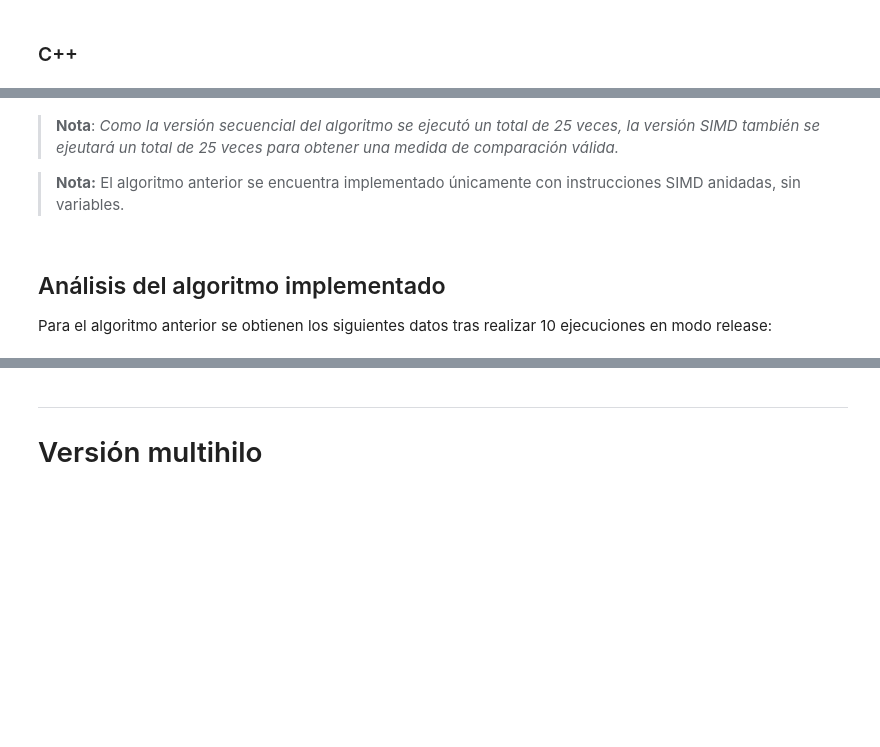
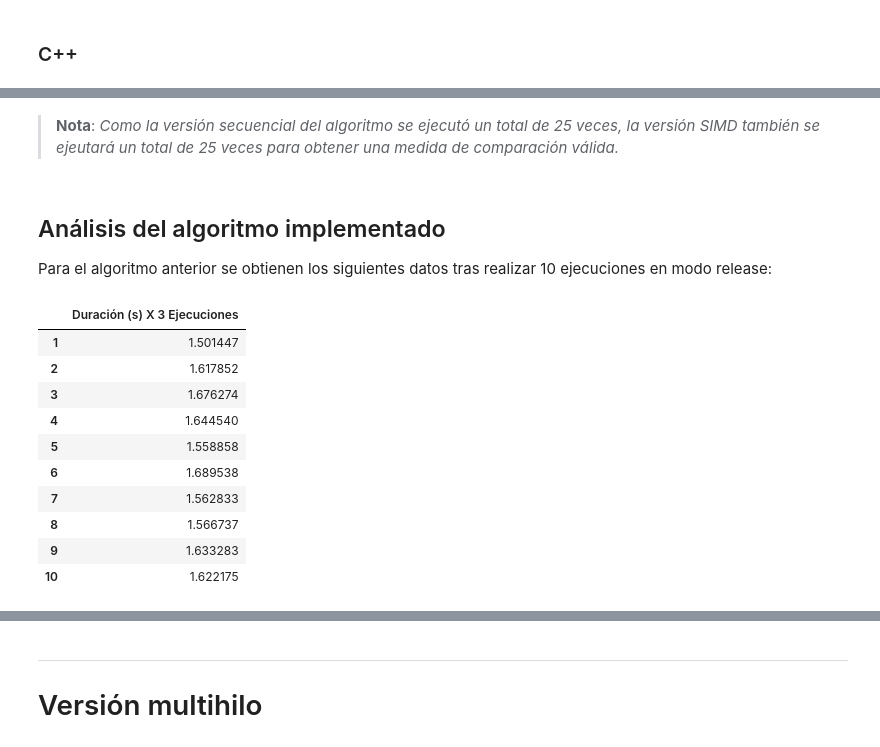
Before and after one commit to thewilly/GIISOF01-2-002-Arquitectura-Computadores, a Jupyter notebook: notebooks/2018-11-02-teamwork-all.ipynb, the cells around one changed output, grey strips where cells are left out. Drawn from its saved outputs; the diff is of its cells as text; code cells hidden in the pictures; blank space fills up the shorter version.

Commit message:
[Notebooks] Finish SIMD

```diff
--- a/notebooks/2018-11-02-teamwork-all.ipynb
+++ b/notebooks/2018-11-02-teamwork-all.ipynb
@@ -295,7 +288,23 @@ for (int i = 0; i < IMAGES_SIZE; i += PIXELS_PER_DATA_PACKAGE) {
 # %% [markdown]
 > **Nota**: _Como la versión secuencial del algoritmo se ejecutó un total de 25 veces, la versión SIMD también se ejeutará un total de 25 veces para obtener una medida de comparación válida._
-
-> **Nota:** El algoritmo anterior se encuentra implementado únicamente con instrucciones SIMD anidadas, sin variables.
 # %% [markdown]
 ## Análisis del algoritmo implementado
 Para el algoritmo anterior se obtienen los siguientes datos tras realizar 10 ejecuciones en modo release:
+# %%
+data = pd.Series([1.501447,1.617852,1.676274,1.644540,1.558858,1.689538,1.562833,1.566737,1.633283,1.622175],
+                 index=['1', '2', '3', '4', '5', '6', '7', '8', '9', '10'])
+unique_executions = data/executions
+table = pd.DataFrame({'Duración (s) X 3 Ejecuciones':data})
+table
+# %% [output]
+|  | Duración (s) X 3 Ejecuciones |
+| 1 | 1.501447 |
+| 2 | 1.617852 |
+| 3 | 1.676274 |
+| 4 | 1.644540 |
+| 5 | 1.558858 |
+| 6 | 1.689538 |
+| 7 | 1.562833 |
+| 8 | 1.566737 |
+| 9 | 1.633283 |
+| 10 | 1.622175 |
```
Also changed, not shown: parts of 25 cells of this notebook.
